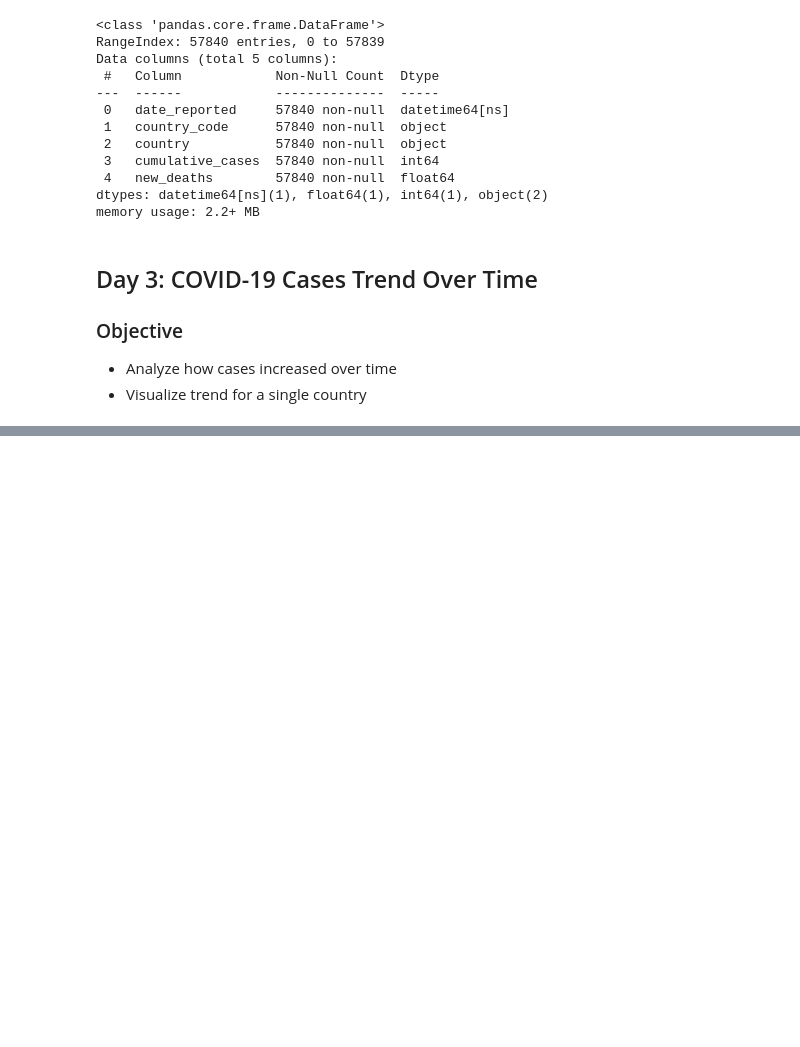
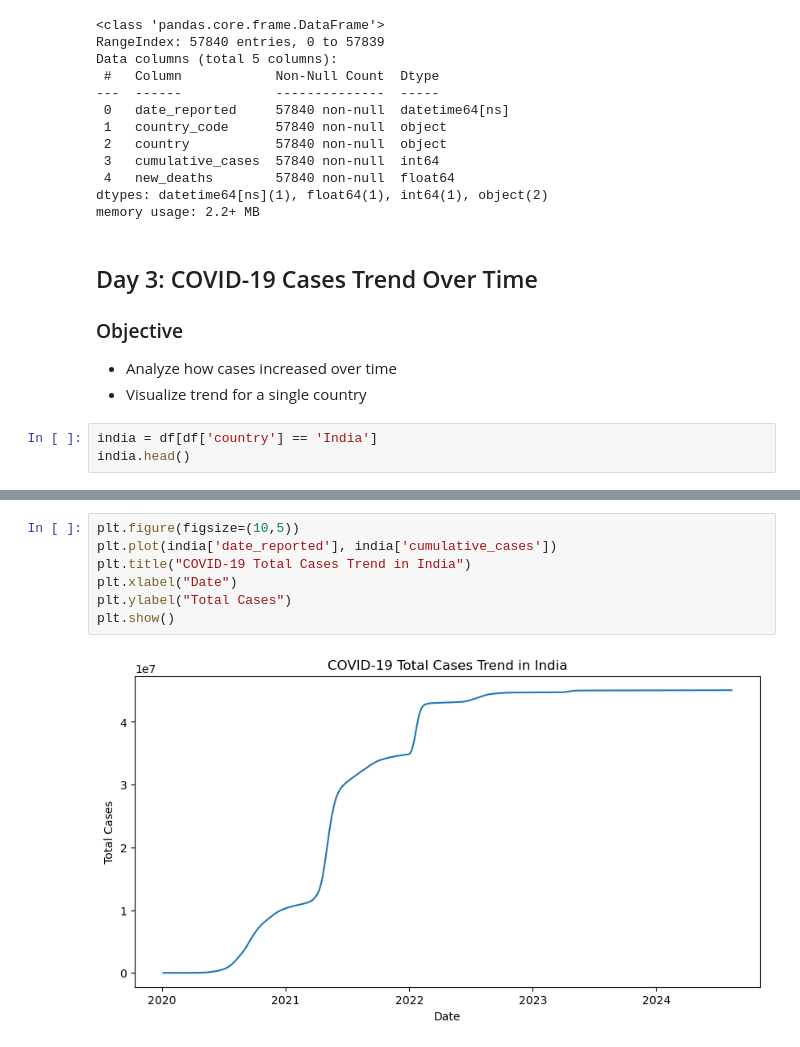
Before and after one commit to Ruchitha-006/Covid-19-data-analysis, a Jupyter notebook: covid-19_analysis.ipynb, the cells around one changed output, grey strips where cells are left out. Saved outputs shown, nothing was run; the diff lists cells and outputs as text; blank space fills up the shorter version.

Commit message:
covid-19_analysis

```diff
--- a/covid-19_analysis.ipynb
+++ b/covid-19_analysis.ipynb
@@ -168,3 +168,6 @@ memory usage: 2.2+ MB
 ### Objective
 - Analyze how cases increased over time
 - Visualize trend for a single country
+# %%
+india = df[df['country'] == 'India']
+india.head()
@@ -170,0 +181,9 @@ memory usage: 2.2+ MB
+# %%
+plt.figure(figsize=(10,5))
+plt.plot(india['date_reported'], india['cumulative_cases'])
+plt.title("COVID-19 Total Cases Trend in India")
+plt.xlabel("Date")
+plt.ylabel("Total Cases")
+plt.show()
+# %% [output]
+[figure, added]
```
Also changed, not shown: parts of 4 cells of this notebook.
